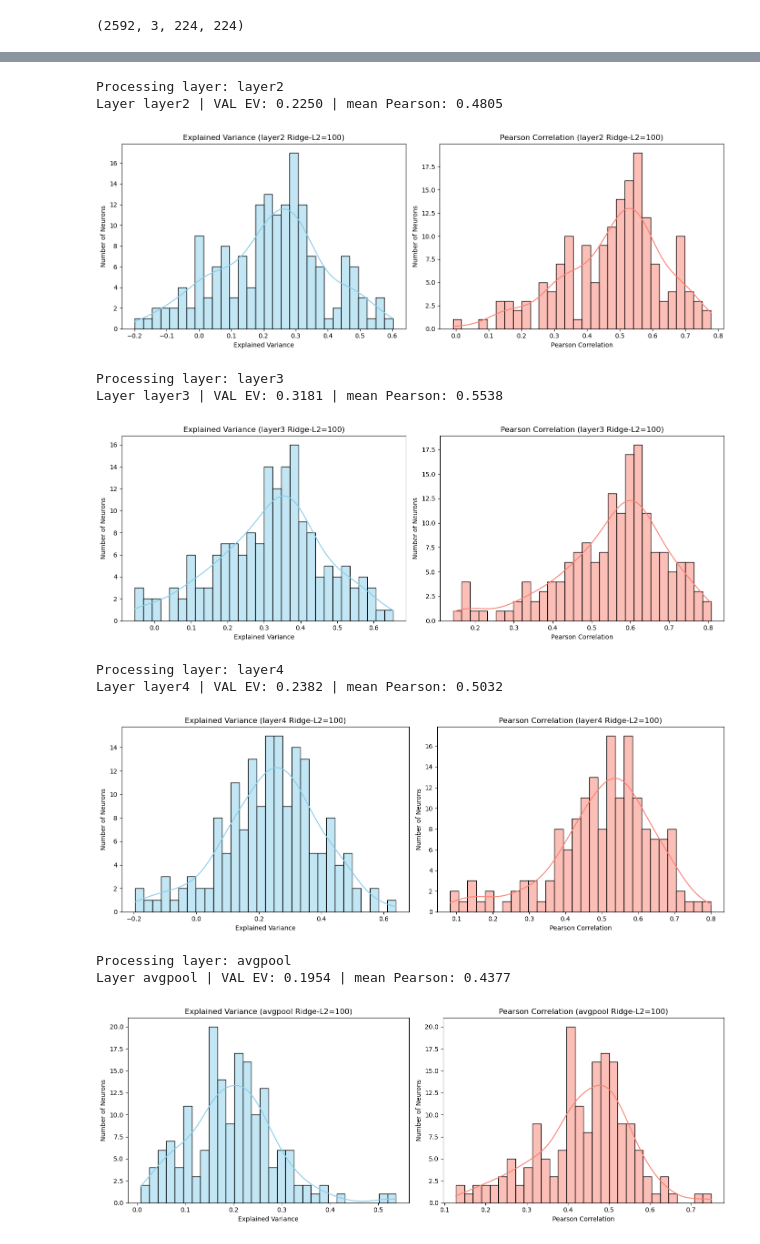
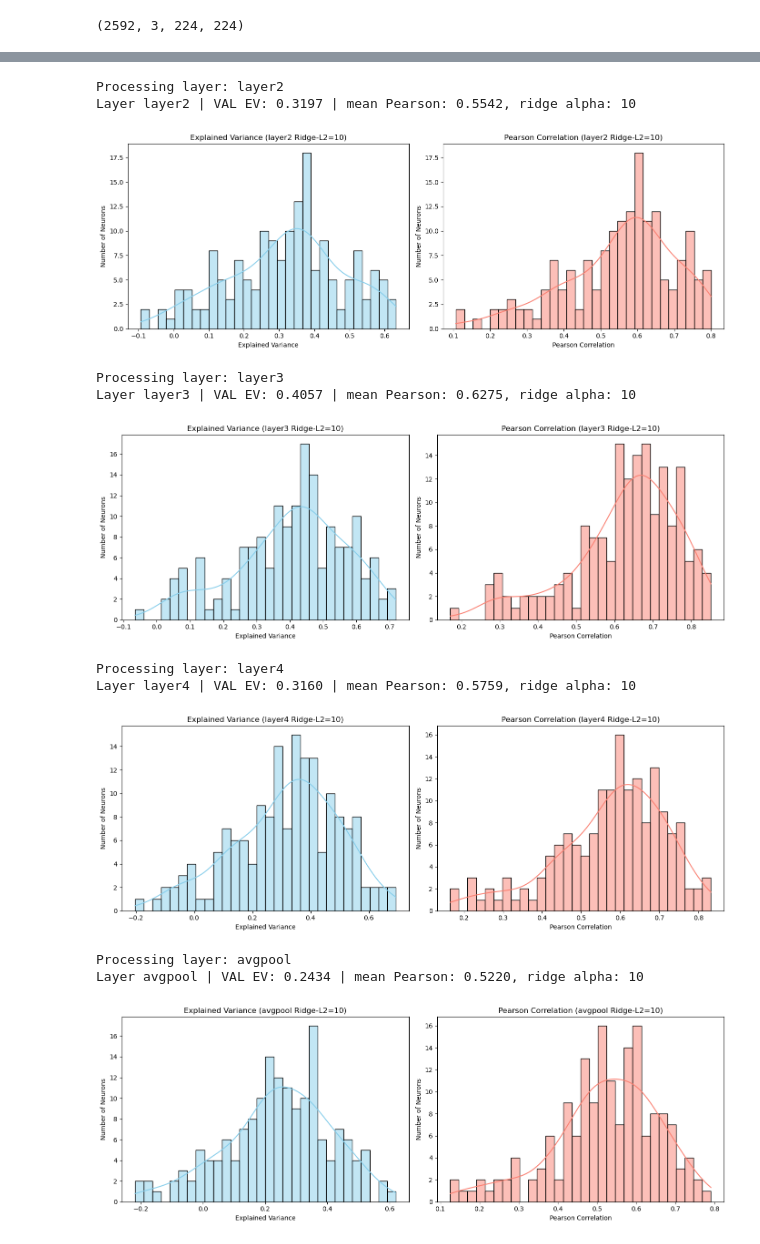
Before and after one commit to maverest/NX_414_Brain_Like_project, a Jupyter notebook: week_6/week6.ipynb, the cells around one changed output, grey strips where cells are left out. Drawn from its saved outputs; the diff is of its cells as text; code cells hidden in the pictures.

```diff
--- a/week_6/week6.ipynb
+++ b/week_6/week6.ipynb
@@ -365,14 +366,11 @@ Starting CV
 
 **Fitting with the best found parameters**
 # %%
-# n_pc = best_params['n_components']
-#alpha = best_params['alpha']
-alpha = 100
-# pca = PCA(n_components=n_pc)
+alpha = best_params['alpha']
 comp = 1000
 X_train_pca,X_val_pca = compute_PCA(X_train_std, X_val_std, n_components=comp)
 model = Ridge(alpha=alpha)
 model.fit(X_train_pca, Y_train)
 Y_pred_raw_data = model.predict(X_val_pca)
-plot_performance_metrics(Y_pred, "Ridge with PCA",)
+plot_performance_metrics(Y_pred, "Ridge with PCA and alpha {}".format(alpha),)
 # %% [output]
@@ -402,13 +401,9 @@ stimulus_train.shape
 # %%
-import torch
-from torchvision.models import resnet50
-from torchvision.models.feature_extraction import create_feature_extractor
-from torch.utils.data import TensorDataset, DataLoader
-from torchvision import transforms
 
 
 device = torch.device("cuda" if torch.cuda.is_available() else "cpu")
 #device = "cpu"
+device = "mps"
 print("Using device:", device)
 
 resnet = resnet50(pretrained=True)
@@ -427,24 +422,38 @@ feature_extractor = create_feature_extractor(resnet, return_nodes=return_nodes).
 
 
 
-# The normalization done on training data set used to train the ResNet model
+# NORMALIZATION INVERSE FOUND IN utils.py
+def inverse_normalisation(images):
+    # Convert mean and std to NumPy arrays and reshape them for broadcasting
+    normalize_mean = np.array([0.485, 0.456, 0.406]).reshape(1, 3, 1, 1)
+    normalize_std = np.array([0.229, 0.224, 0.225]).reshape(1, 3, 1, 1)
+    # Reverse the normalization transformation:
+    # Multiply by std and add the mean, then scale to [0, 255]
+    inv_images = (images * normalize_std + normalize_mean) * 255.0
+    return inv_images.astype(np.uint8)
+
+stimulus_train = inverse_normalisation(stimulus_train)
+stimulus_val = inverse_normalisation(stimulus_val)
+
 transform = transforms.Compose([
     transforms.ToTensor(),
+    # Finally, apply the normalization with ImageNet statistics as used for ResNet50.
     transforms.Normalize(mean=[0.485, 0.456, 0.406],
                          std=[0.229, 0.224, 0.225])
 ])
 
 
+# CA SERT A RIEN ENFR PSK LES DATA ETAIENT DEJA DONNEE NORMALISEE COMME LE RESNET50 APAREMENT SURMENT DEJA FAIS PAR LES TA... MAIS BON COMME CA C'EST CLEAN NIVEAU PIPELINE
 
 imgs_tensor = torch.stack([
-    transform(np.transpose(img, (1, 2, 0)).astype(np.float32) / 255.)
+    transform(np.transpose(img, (1, 2, 0)).astype(np.float32)/255.)
     for img in stimulus_train])
 dataset = TensorDataset(imgs_tensor)
 loader = DataLoader(dataset, batch_size=8, shuffle=False)
 
 
 imgs_val_tensor = torch.stack([
-    transform(np.transpose(img, (1, 2, 0)).astype(np.float32) / 255.)
+    transform(np.transpose(img, (1, 2, 0)).astype(np.float32)/255.)
     for img in stimulus_val
 ])
 val_dataset = TensorDataset(imgs_val_tensor)
@@ -491,7 +496,8 @@ for layer_name in return_nodes.values():
         X_pca_train = pca.fit_transform(X_train)
         X_pca_val = pca.transform(X_val)
 
-    alpha = 100
+    # alpha = 100
+    alpha = best_params['alpha']
     model = Ridge(alpha=alpha)
     model.fit(X_pca_train, spikes_train)
 
@@ -505,7 +511,7 @@ for layer_name in return_nodes.values():
     explained_variances[layer_name] = ev
     pearson_scores[layer_name] = mean_pearson
 
-    print(f"Layer {layer_name} | VAL EV: {ev:.4f} | mean Pearson: {mean_pearson:.4f}")
+    print(f"Layer {layer_name} | VAL EV: {ev:.4f} | mean Pearson: {mean_pearson:.4f}, ridge alpha: {alpha}")
 
     plot_performance_metrics(Y_pred_val, layer_name + f" Ridge-L2={alpha}", verbose=False)
 # %% [output]
@@ -518,15 +524,15 @@ Layer layer1 | VAL EV: 0.1674 | mean Pearson: 0.4196
 Processing layer: layer2
-Layer layer2 | VAL EV: 0.2250 | mean Pearson: 0.4805
+Layer layer2 | VAL EV: 0.3197 | mean Pearson: 0.5542, ridge alpha: 10
-[figure, old version]
+[figure, new version]
 Processing layer: layer3
-Layer layer3 | VAL EV: 0.3181 | mean Pearson: 0.5538
+Layer layer3 | VAL EV: 0.4057 | mean Pearson: 0.6275, ridge alpha: 10
-[figure, old version]
+[figure, new version]
 Processing layer: layer4
-Layer layer4 | VAL EV: 0.2382 | mean Pearson: 0.5032
+Layer layer4 | VAL EV: 0.3160 | mean Pearson: 0.5759, ridge alpha: 10
-[figure, old version]
+[figure, new version]
 Processing layer: avgpool
-Layer avgpool | VAL EV: 0.1954 | mean Pearson: 0.4377
+Layer avgpool | VAL EV: 0.2434 | mean Pearson: 0.5220, ridge alpha: 10
-[figure, old version]
+[figure, new version]
 # %%
 
 evs_by_layer = {}
```
Also changed, not shown: parts of 13 cells of this notebook.
